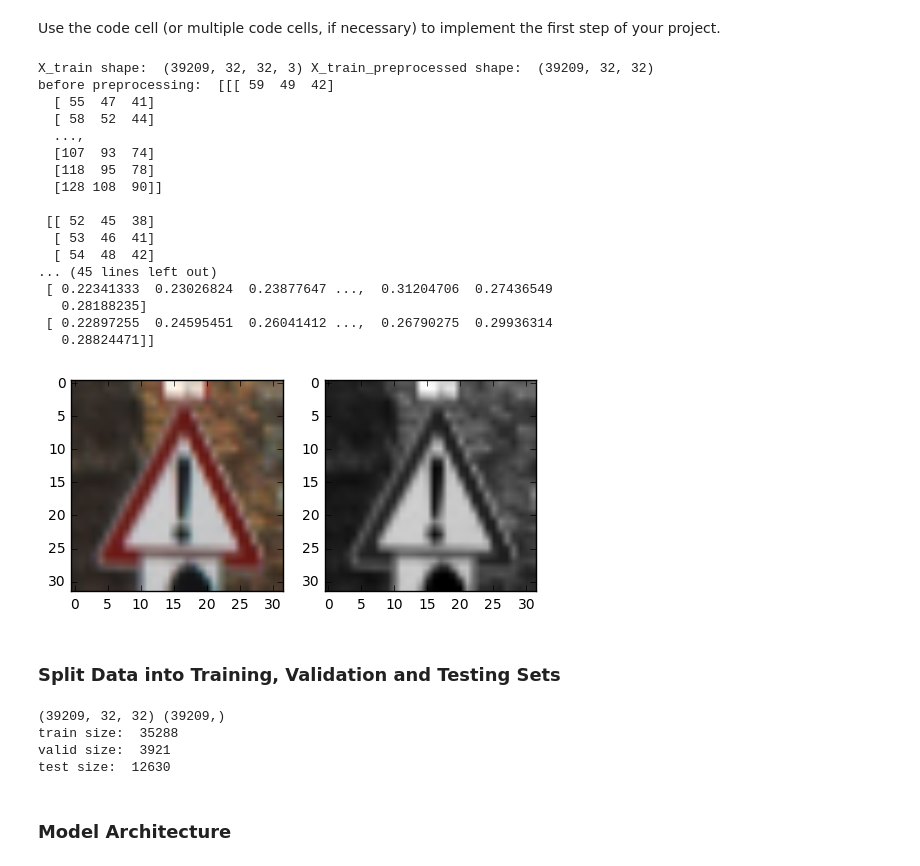
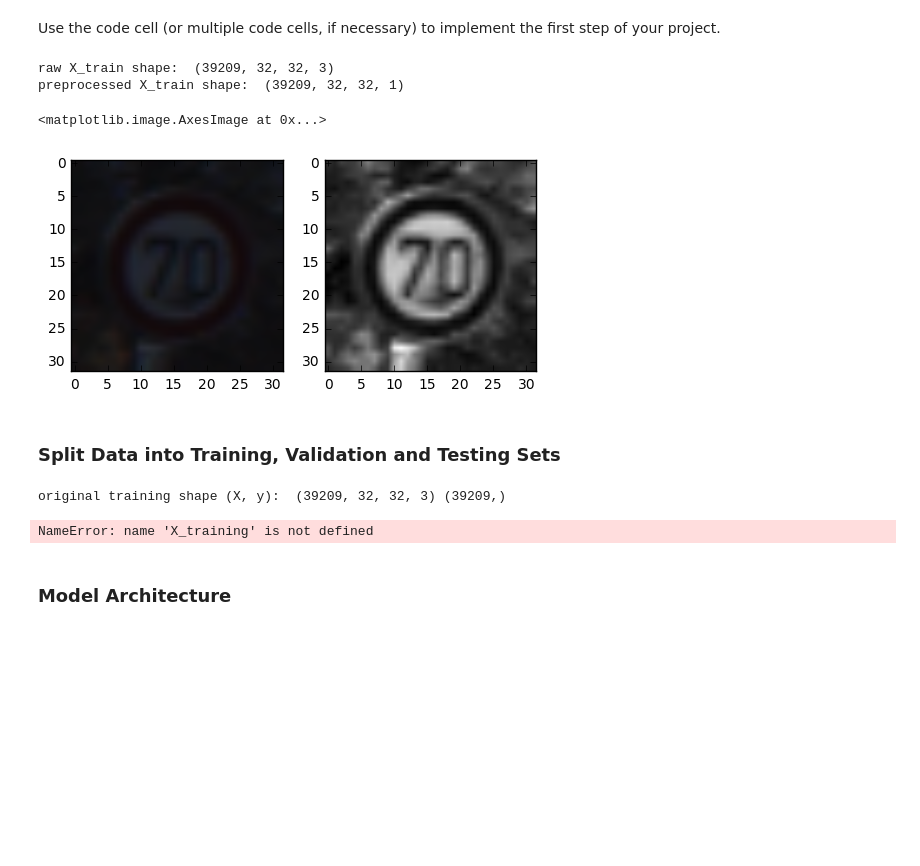
Before and after one commit to zwh42/traffic_sign_classifier_using_CNN, a Jupyter notebook: Traffic_Sign_Classifier.ipynb, the cells around one changed output. Cells and saved outputs as stored; diff of their text form; code cells hidden in the pictures; blank space fills up the shorter version.

```diff
--- a/Traffic_Sign_Classifier.ipynb
+++ b/Traffic_Sign_Classifier.ipynb
@@ -155,52 +155,51 @@ Use the code cell (or multiple code cells, if necessary) to implement the first
 # %%
 ### Preprocess the data here. Preprocessing steps could include normalization, converting to grayscale, etc.
 ### Feel free to use as many code cells as needed.
 
 
 import numpy as np
 import random
 
 def rgb2gray(rgb):
-    return np.dot(rgb[...,:3], [0.299, 0.587, 0.114])
+    #return np.dot(rgb[...,:3], [0.299, 0.587, 0.114])
+    ## the np.dot() result is 32x32, expand dimension to 32x32x1 using np.expand_dims()
+    return  np.expand_dims(np.dot(rgb[...,:3], [0.299, 0.587, 0.114]), axis=3)
 
 def normalize_grayscale(image_data):
     """
     Normalize the image data with Min-Max scaling to a range of [0.1, 0.9]
     :param image_data: The image data to be normalized
     :return: Normalized image data
     """
     # TODO: Implement Min-Max scaling for grayscale image data
     return 0.1 + (image_data * (0.9-0.1))/255
 
+def preprocess(image_data):
+    return normalize_grayscale(rgb2gray(image_data))
 
-X_train_preprocessed = normalize_grayscale(rgb2gray(X_train))
-print("X_train shape: ", X_train.shape, "X_train_preprocessed shape: ", X_train_preprocessed.shape)
 
-#test
+
+X_train_raw = X_train
+y_train_raw = y_train
+
+X_test_raw = X_test
+y_test_raw = y_test
+
+X_train_preprocessed = preprocess(X_train_raw)
+X_test_preprocessed =  preprocess(X_test_raw)
+
+
+##test
+print("raw X_train shape: ", X_train_raw.shape)
+print("preprocessed X_train shape: ", X_train_preprocessed.shape)
 index = random.randint(0, len(X_train))
-plt.subplot(121).imshow(X_train[index])
-plt.subplot(122).imshow(X_train_preprocessed[index], cmap="gray")
-print("before preprocessing: ", X_train[index])
-print("after preprocessing: ", X_train_preprocessed[index])
+plt.subplot(121).imshow(X_train_raw[index])
+plt.subplot(122).imshow(X_train_preprocessed[index].squeeze(), cmap="gray")
 # %% [output]
-X_train shape:  (39209, 32, 32, 3) X_train_preprocessed shape:  (39209, 32, 32)
-before preprocessing:  [[[ 59  49  42]
-  [ 55  47  41]
-  [ 58  52  44]
-  ...,
-  [107  93  74]
-  [118  95  78]
-  [128 108  90]]
-
- [[ 52  45  38]
-  [ 53  46  41]
-  [ 54  48  42]
-... (45 lines left out)
- [ 0.22341333  0.23026824  0.23877647 ...,  0.31204706  0.27436549
-   0.28188235]
- [ 0.22897255  0.24595451  0.26041412 ...,  0.26790275  0.29936314
-   0.28824471]]
+raw X_train shape:  (39209, 32, 32, 3)
+preprocessed X_train shape:  (39209, 32, 32, 1)
+<matplotlib.image.AxesImage at 0x...>
-[figure, old version]
+[figure, new version]
 # %% [markdown]
 ### Split Data into Training, Validation and Testing Sets
 # %%
@@ -208,14 +207,16 @@ before preprocessing:  [[[ 59  49  42]
 ### Feel free to use as many code cells as needed.
 
 from sklearn.model_selection import train_test_split
-print(X_train_preprocessed.shape, y_train.shape)
-X_for_train, X_for_valid, y_for_train, y_for_valid = train_test_split(X_train_preprocessed, y_train, test_size = 0.1, random_state=42)
+X_train, X_validation, y_train, y_validation = train_test_split(X_train_preprocessed, y_train, test_size = 0.2, random_state=42)
+X_test = X_test_preprocessed
 
-print("train size: ", str(X_for_train.shape[0]), "\nvalid size: ", str(X_for_valid.shape[0]), "\ntest size: ", str(X_test.shape[0]))
+## test
+print("original training shape (X, y): ", X_train_raw.shape, y_train_raw.shape)
+print("splited training shape (X, y): ", X_training.shape, y_training.shape)
+print("splited validation shape (X, y): ", X_validation.shape, y_validation.shape)
+print( "splited test size (X, y): ", X_test.shape, y_test.shape)
 # %% [output]
-(39209, 32, 32) (39209,)
-train size:  35288
-valid size:  3921
-test size:  12630
+original training shape (X, y):  (39209, 32, 32, 3) (39209,)
+NameError: name 'X_training' is not defined
 # %% [markdown]
 ### Model Architecture
```
Also changed, not shown: parts of 4 cells of this notebook.
